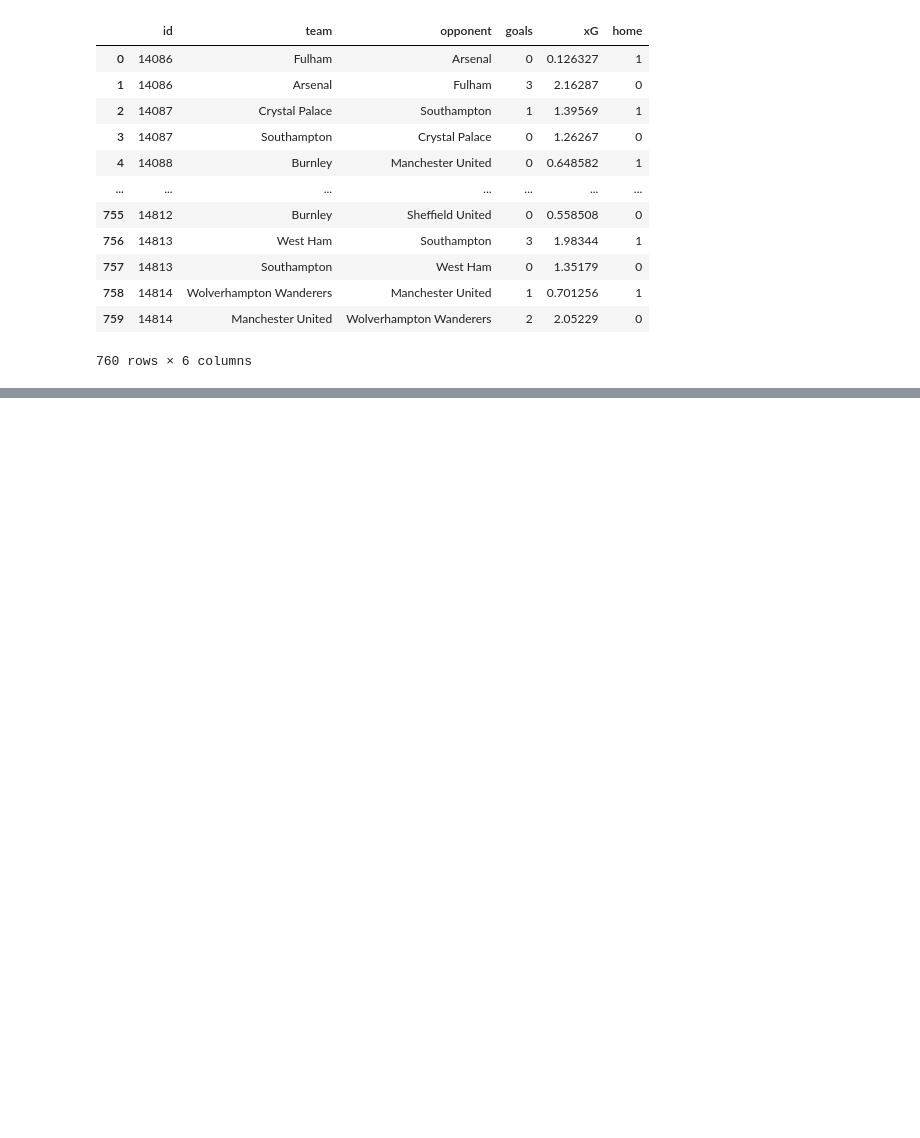
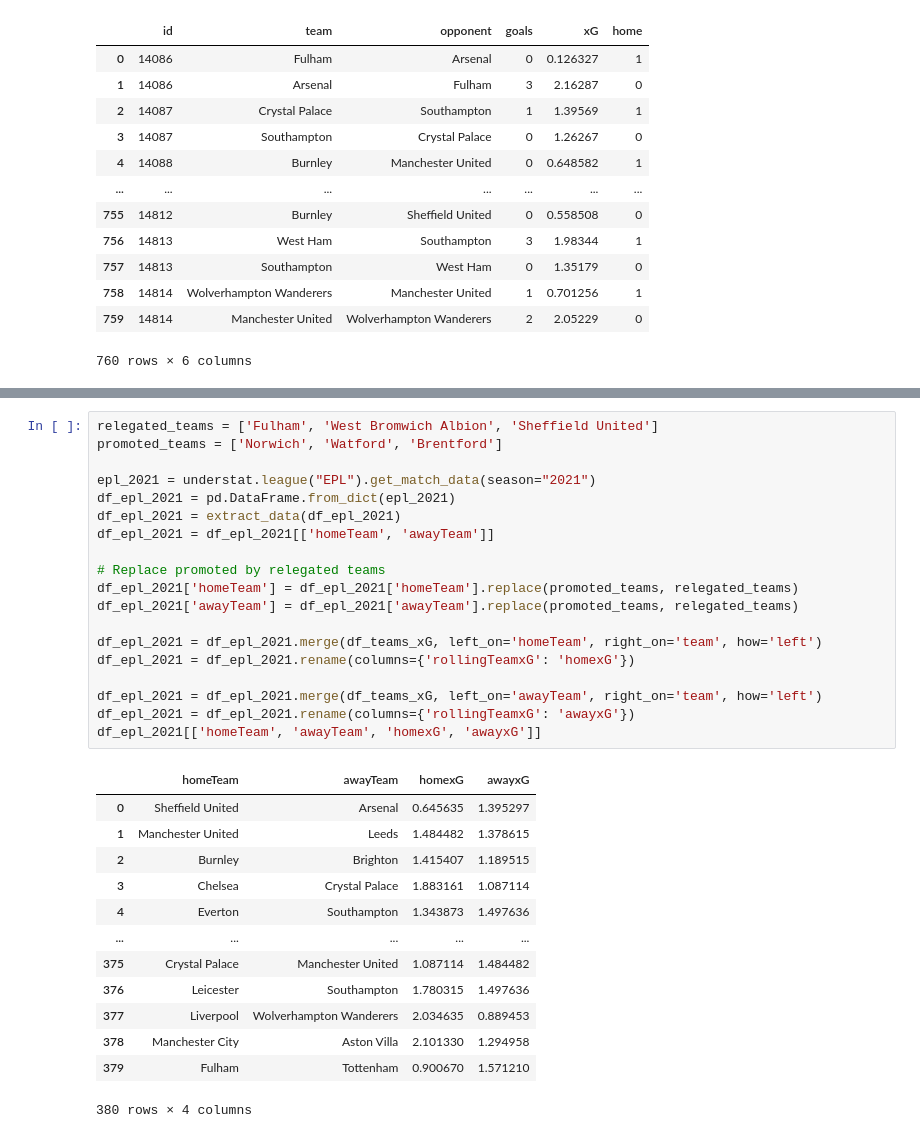
Before and after one commit to VictorAnnell/football-project, a Jupyter notebook: ClubPerformance.ipynb, the cells around one changed output, grey strips where cells are left out. Saved outputs shown, nothing was run; the diff lists cells and outputs as text; blank space fills up the shorter version.

```diff
--- a/ClubPerformance.ipynb
+++ b/ClubPerformance.ipynb
@@ -184,0 +207,33 @@ Generalized Linear Model Regression Results
+# %%
+relegated_teams = ['Fulham', 'West Bromwich Albion', 'Sheffield United']
+promoted_teams = ['Norwich', 'Watford', 'Brentford']
+
+epl_2021 = understat.league("EPL").get_match_data(season="2021")
+df_epl_2021 = pd.DataFrame.from_dict(epl_2021)
+df_epl_2021 = extract_data(df_epl_2021)
+df_epl_2021 = df_epl_2021[['homeTeam', 'awayTeam']]
+
+# Replace promoted by relegated teams
+df_epl_2021['homeTeam'] = df_epl_2021['homeTeam'].replace(promoted_teams, relegated_teams)
+df_epl_2021['awayTeam'] = df_epl_2021['awayTeam'].replace(promoted_teams, relegated_teams)
+
+df_epl_2021 = df_epl_2021.merge(df_teams_xG, left_on='homeTeam', right_on='team', how='left')
+df_epl_2021 = df_epl_2021.rename(columns={'rollingTeamxG': 'homexG'})
+
+df_epl_2021 = df_epl_2021.merge(df_teams_xG, left_on='awayTeam', right_on='team', how='left')
+df_epl_2021 = df_epl_2021.rename(columns={'rollingTeamxG': 'awayxG'})
+df_epl_2021[['homeTeam', 'awayTeam', 'homexG', 'awayxG']]
+# %% [output]
+|  | homeTeam | awayTeam | homexG | awayxG |
+| 0 | Sheffield United | Arsenal | 0.645635 | 1.395297 |
+| 1 | Manchester United | Leeds | 1.484482 | 1.378615 |
+| 2 | Burnley | Brighton | 1.415407 | 1.189515 |
+| 3 | Chelsea | Crystal Palace | 1.883161 | 1.087114 |
+| 4 | Everton | Southampton | 1.343873 | 1.497636 |
+| ... | ... | ... | ... | ... |
+| 375 | Crystal Palace | Manchester United | 1.087114 | 1.484482 |
+| 376 | Leicester | Southampton | 1.780315 | 1.497636 |
+| 377 | Liverpool | Wolverhampton Wanderers | 2.034635 | 0.889453 |
+| 378 | Manchester City | Aston Villa | 2.101330 | 1.294958 |
+| 379 | Fulham | Tottenham | 0.900670 | 1.571210 |
+380 rows × 4 columns
```
Also changed, not shown: parts of 11 cells of this notebook.
